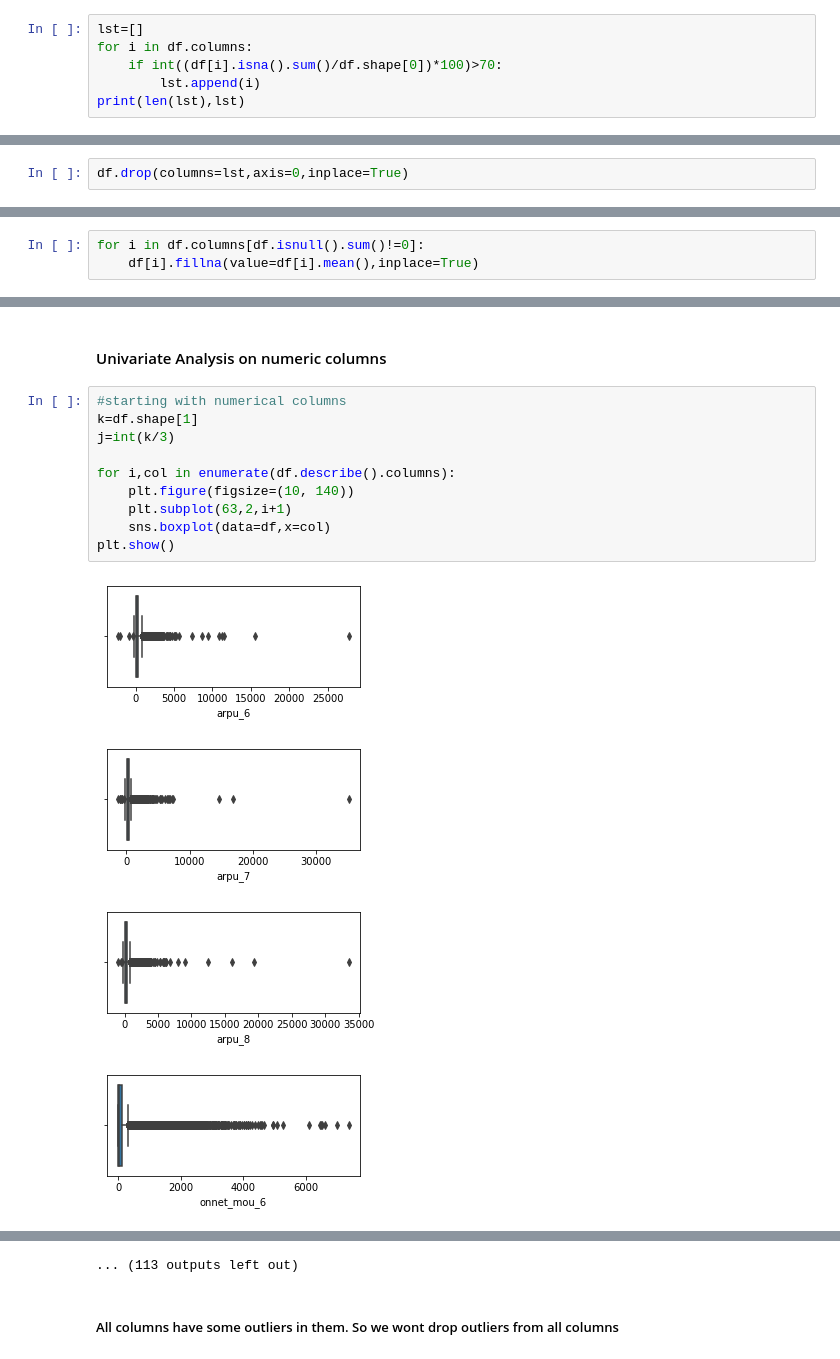
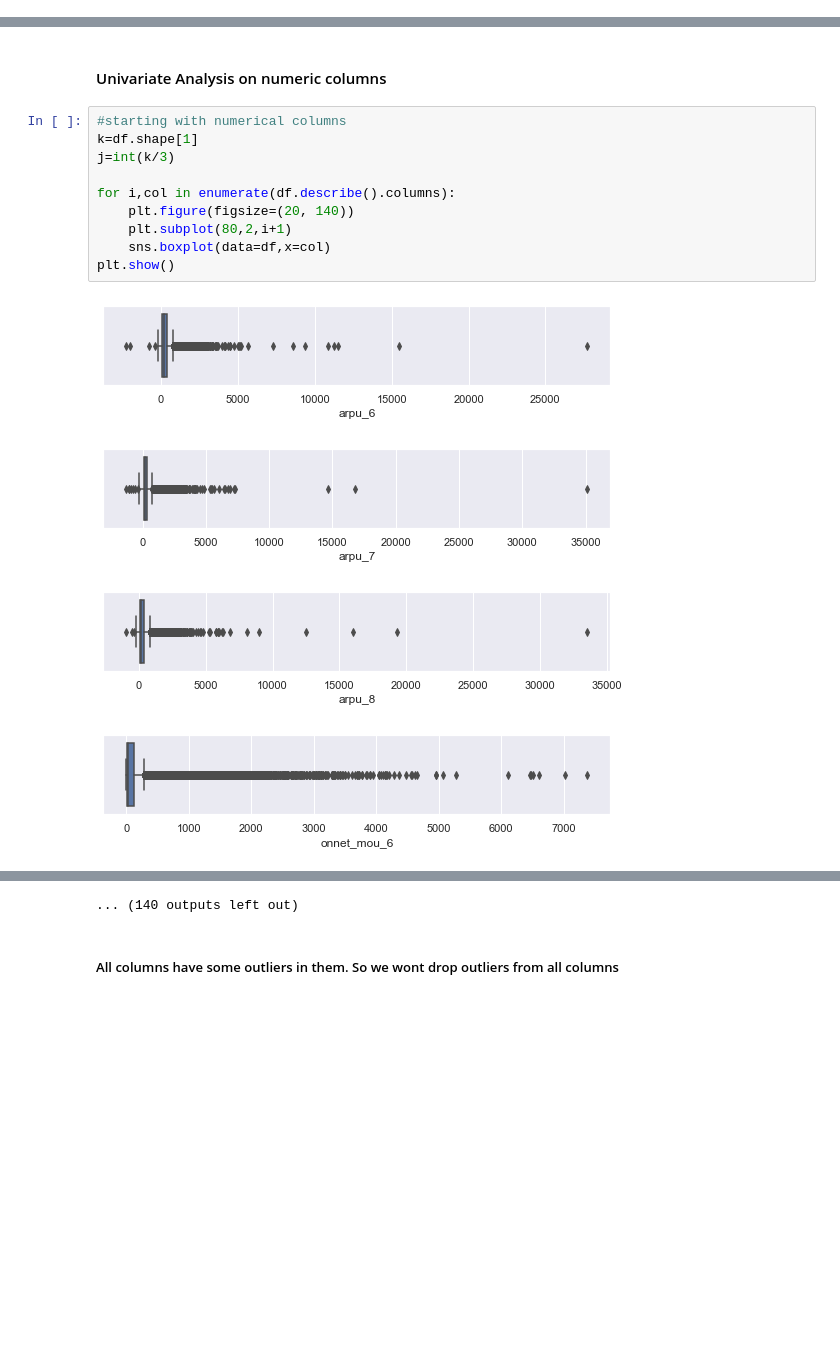
Before and after one commit to simplyshravan/Telecom-Churn-Case-Study, a Jupyter notebook: Telecom Churn.ipynb, the cells around one changed output, grey strips where cells are left out. Cells and saved outputs as stored; diff of their text form; blank space fills up the shorter version.

```diff
--- a/Telecom Churn.ipynb
+++ b/Telecom Churn.ipynb
@@ -65,6 +64,0 @@ memory usage: 91.9+ MB
-# %%
-lst=[]
-for i in df.columns:
-    if int((df[i].isna().sum()/df.shape[0])*100)>70:
-        lst.append(i)
-print(len(lst),lst)
@@ -75,5 +65,3 @@ print(len(lst),lst)
-# %%
-df.drop(columns=lst,axis=0,inplace=True)
 # %%
 #checking new shape
 df.shape
@@ -168,3 +153,0 @@ df['date_of_last_rech_8'].fillna(value=df['date_of_last_rech_8'].mode(),inplace=
-# %%
-for i in df.columns[df.isnull().sum()!=0]:
-    df[i].fillna(value=df[i].mean(),inplace=True)
@@ -188,15 +165,15 @@ import seaborn as sns
 # %%
 #starting with numerical columns
 k=df.shape[1]
 j=int(k/3)
 
 for i,col in enumerate(df.describe().columns):
-    plt.figure(figsize=(10, 140))
-    plt.subplot(63,2,i+1)
+    plt.figure(figsize=(20, 140))
+    plt.subplot(80,2,i+1)
     sns.boxplot(data=df,x=col)
 plt.show()
 # %% [output]
-[figure, old version]
+[figure, new version]
-[figure, old version]
+[figure, new version]
-[figure, old version]
+[figure, new version]
-[figure, old version]
+[figure, new version]
@@ -211,4 +188,4 @@ plt.show()
-... (113 outputs left out)
+... (140 outputs left out)
 # %% [markdown]
 ##### All columns have some outliers in them. So we wont drop outliers from all columns
 # %%
```
Also changed, not shown: parts of 51 cells of this notebook.
